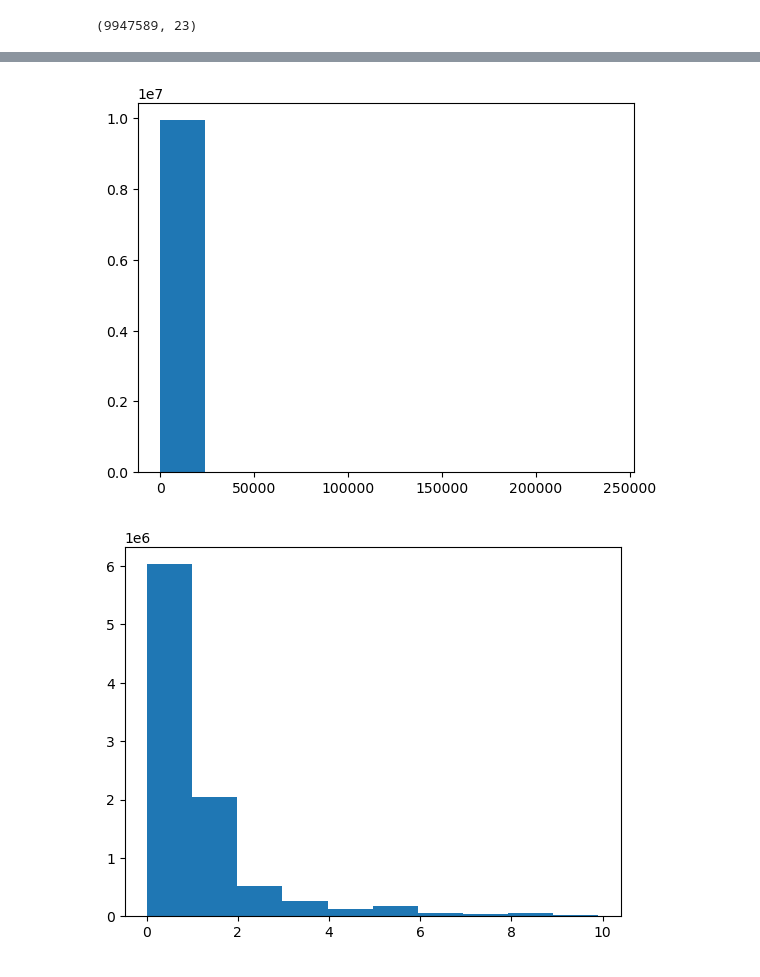
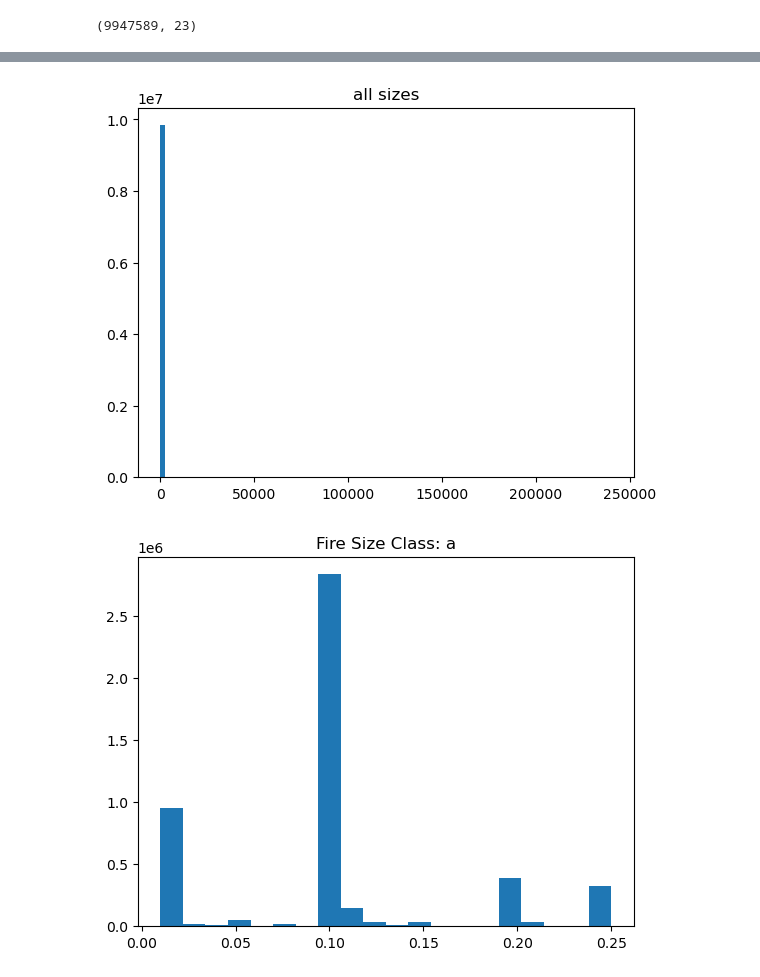
Before and after one commit to tkephart96/ca_wildfires, a Jupyter notebook: explore.ipynb, the cells around one changed output, grey strips where cells are left out. Cells and saved outputs as stored; diff of their text form; code cells hidden in the pictures.

```diff
--- a/explore.ipynb
+++ b/explore.ipynb
@@ -10,6 +14,7 @@ from scipy import stats
 import wrangle as w
 # %%
 df = w.get_fire()
+df_backup = df
 df.shape
 # %% [output]
 (9947589, 23)
@@ -57,0 +41,19 @@ df.describe(datetime_is_numeric=True).T
+# %%
+df = df_backup
+df.date = df.date.astype('datetime64[ns]')
+df.water_on_plot = df.water_on_plot.astype(str)
+df = df[df.water_on_plot != 'nan']
+water = df.water_on_plot.value_counts().sort_index().index.to_list()
+df.water_on_plot = df.water_on_plot.map({
+    water[0]:'ditch_canal',
+    water[1]:'flood_zone',
+    water[2]:'none',
+    water[3]:'temp_water',
+    water[4]:'permanent_small',
+    water[5]:'permanent_water',
+    water[6]:'temp_water'})
+for col in df.select_dtypes(include=('object')).columns:
+    df[col] = df[col].str.lower()
+df['month'] = df.date.dt.month
+df['day_of_year'] = df.date.dt.dayofyear
+df.describe(datetime_is_numeric=True).T
@@ -68,9 +108,18 @@ df.head()
 # %%
 # most fires are smaller tah 5 acres (would be pretty bad otherwise)
-plt.hist(df.fire_size)
+plt.hist(df.fire_size,bins=100)
+plt.title('all sizes')
 plt.show()
-plt.hist(df[df.fire_size<10].fire_size)
-plt.show()
+# plt.hist(df[df.fire_size<100].fire_size,bins=20)
+# plt.title('less than 10 acres')
+# plt.show()
+# plt.hist(df[df.fire_size>=100].fire_size,bins=50)
+# plt.title('10 acres and more')
+# plt.show()
+for sc in df.fire_size_class.value_counts().index.to_list():
+    plt.hist(df[df.fire_size_class==sc].fire_size,bins=20)
+    plt.title(f'Fire Size Class: {sc}')
+    plt.show()
 # %% [output]
-[figure, old version]
+[figure, new version]
-[figure, old version]
+[figure, new version]
```
Also changed, not shown: parts of 17 cells of this notebook.
